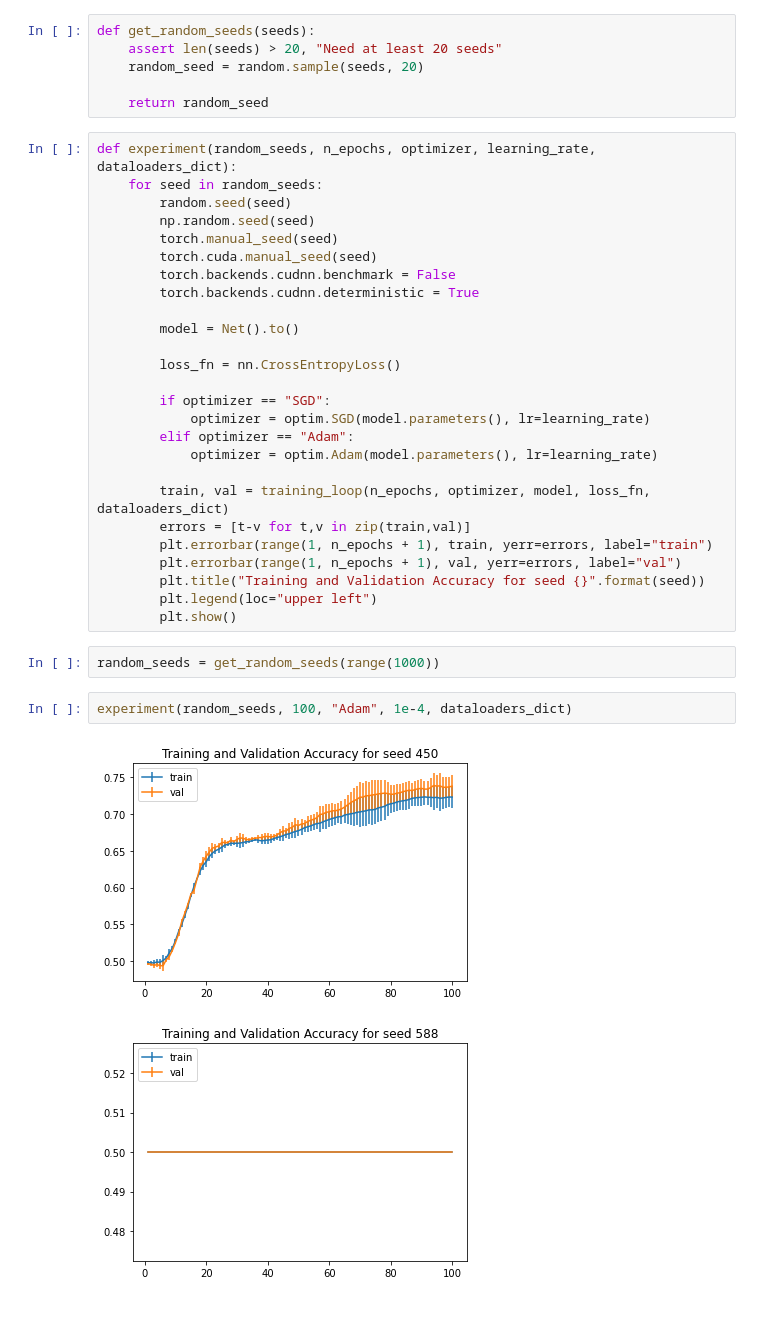
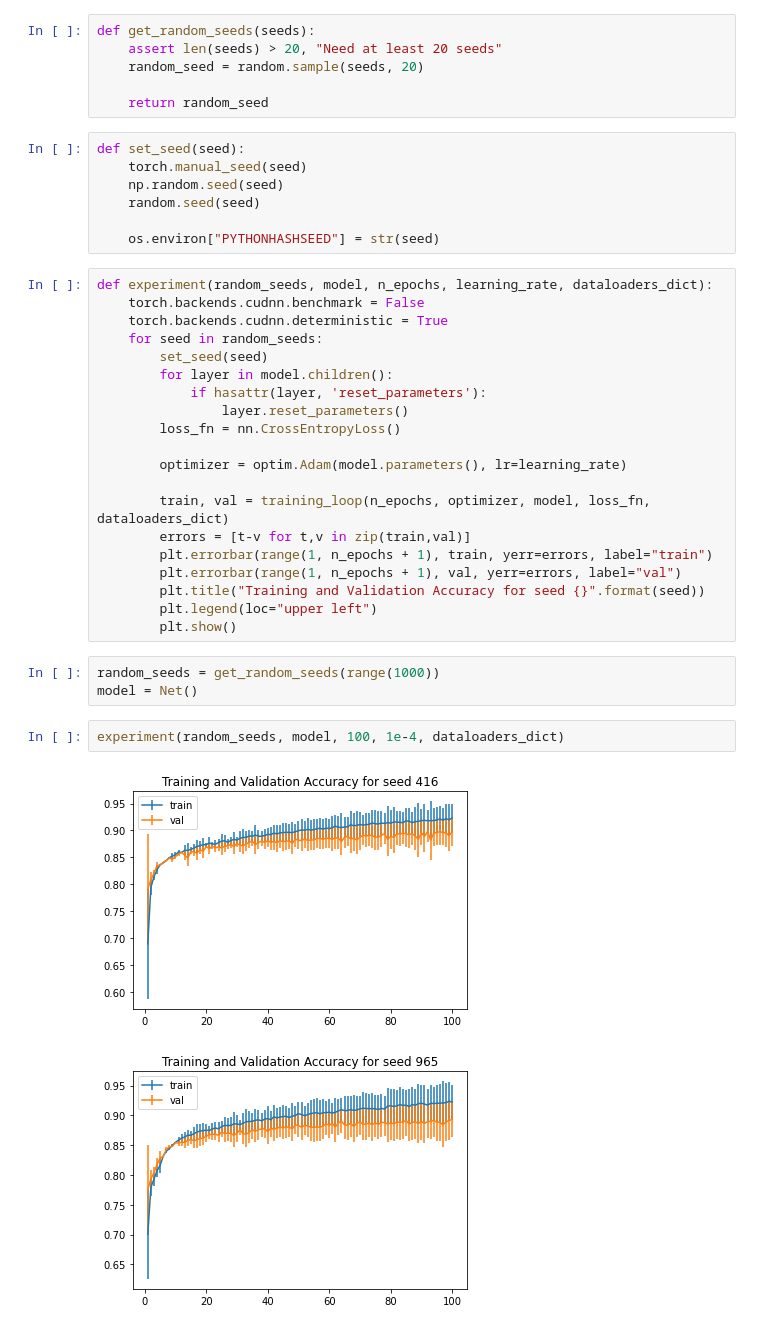
Before and after one commit to 2U1/NN, a Jupyter notebook: Assignment4/cnnA4.ipynb, the cells around one changed output. Saved outputs shown, nothing was run; the diff lists cells and outputs as text.

```diff
--- a/Assignment4/cnnA4.ipynb
+++ b/Assignment4/cnnA4.ipynb
@@ -117,24 +131,25 @@ def get_random_seeds(seeds):
     random_seed = random.sample(seeds, 20)
 
     return random_seed
+# %%
+def set_seed(seed):
+    torch.manual_seed(seed)
+    np.random.seed(seed)
+    random.seed(seed)
+
+    os.environ["PYTHONHASHSEED"] = str(seed)
 # %%
-def experiment(random_seeds, n_epochs, optimizer, learning_rate, dataloaders_dict):
+def experiment(random_seeds, model, n_epochs, learning_rate, dataloaders_dict):
+    torch.backends.cudnn.benchmark = False
+    torch.backends.cudnn.deterministic = True
     for seed in random_seeds:
-        random.seed(seed)
-        np.random.seed(seed)
-        torch.manual_seed(seed)
-        torch.cuda.manual_seed(seed)
-        torch.backends.cudnn.benchmark = False
-        torch.backends.cudnn.deterministic = True
-
-        model = Net().to()
-
+        set_seed(seed)
+        for layer in model.children():
+            if hasattr(layer, 'reset_parameters'):
+                layer.reset_parameters()
         loss_fn = nn.CrossEntropyLoss()
 
-        if optimizer == "SGD":
-            optimizer = optim.SGD(model.parameters(), lr=learning_rate)
-        elif optimizer == "Adam":
-            optimizer = optim.Adam(model.parameters(), lr=learning_rate)
+        optimizer = optim.Adam(model.parameters(), lr=learning_rate)
 
         train, val = training_loop(n_epochs, optimizer, model, loss_fn, dataloaders_dict)
         errors = [t-v for t,v in zip(train,val)]
@@ -145,8 +160,9 @@ def experiment(random_seeds, n_epochs, optimizer, learning_rate, dataloaders_dic
         plt.show()
 # %%
 random_seeds = get_random_seeds(range(1000))
+model = Net()
 # %%
-experiment(random_seeds, 100, "Adam", 1e-4, dataloaders_dict)
+experiment(random_seeds, model, 100, 1e-4, dataloaders_dict)
 # %% [output]
-[figure, old version]
+[figure, new version]
-[figure, old version]
+[figure, new version]
```
Also changed, not shown: parts of 14 cells of this notebook.
